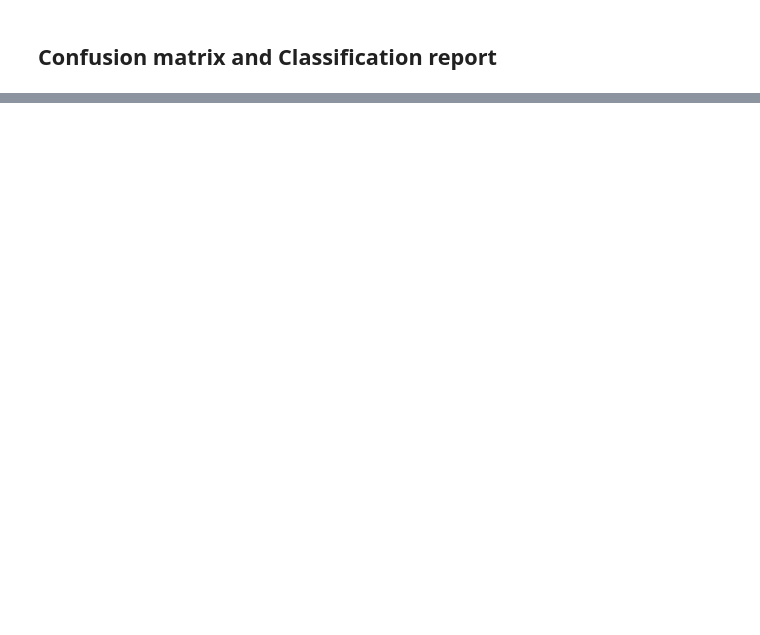
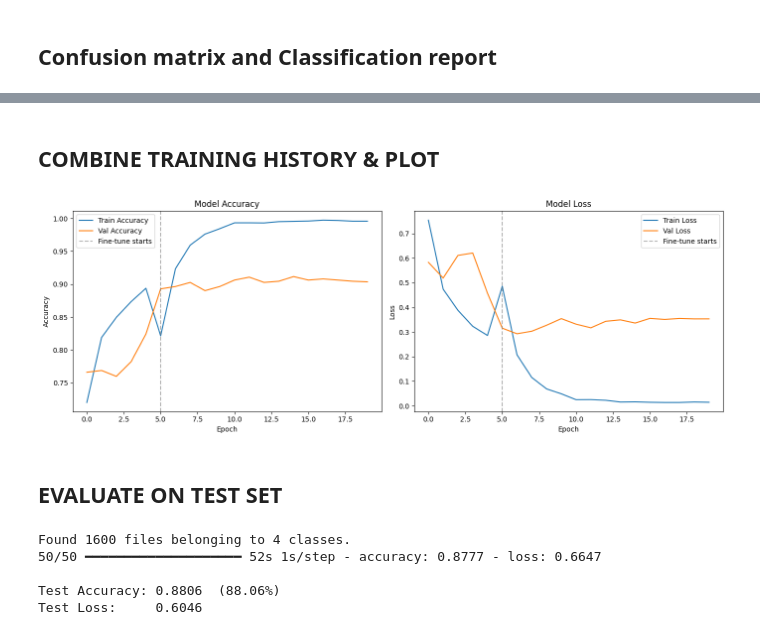
Before and after one commit to arFaisal043/Learn-Python, a Jupyter notebook: AI/CNN/cnn-project-1.ipynb, the cells around one changed output, grey strips where cells are left out. Saved outputs shown, nothing was run; the diff lists cells and outputs as text; code cells hidden in the pictures; blank space fills up the shorter version.

```diff
--- a/AI/CNN/cnn-project-1.ipynb
+++ b/AI/CNN/cnn-project-1.ipynb
@@ -237,0 +377,13 @@ Confusion Matrix:
+# %%
+model_v2.compile(
+    optimizer=tf.keras.optimizers.Adam(learning_rate=1e-3),
+    loss='sparse_categorical_crossentropy',
+    metrics=['accuracy']
+)
+
+print('Phase 1: Training head only...')
+history_phase1 = model_v2.fit(
+    train_ds,
+    validation_data=val_ds,
+    epochs=5
+)
@@ -237,0 +457,50 @@ Confusion Matrix:
+# %% [markdown]
+## COMBINE TRAINING HISTORY & PLOT
+# %%
+acc      = history_phase1.history['accuracy']     + history_phase2.history['accuracy']
+val_acc  = history_phase1.history['val_accuracy'] + history_phase2.history['val_accuracy']
+loss     = history_phase1.history['loss']         + history_phase2.history['loss']
+val_loss = history_phase1.history['val_loss']     + history_phase2.history['val_loss']
+
+plt.figure(figsize=(14, 5))
+
+plt.subplot(1, 2, 1)
+plt.plot(acc,     label='Train Accuracy')
+plt.plot(val_acc, label='Val Accuracy')
+plt.axvline(x=5, color='gray', linestyle='--', alpha=0.6, label='Fine-tune starts')
+plt.title('Model Accuracy')
+plt.xlabel('Epoch')
+plt.ylabel('Accuracy')
+plt.legend()
+
+plt.subplot(1, 2, 2)
+plt.plot(loss,     label='Train Loss')
+plt.plot(val_loss, label='Val Loss')
+plt.axvline(x=5, color='gray', linestyle='--', alpha=0.6, label='Fine-tune starts')
+plt.title('Model Loss')
+plt.xlabel('Epoch')
+plt.ylabel('Loss')
+plt.legend()
+
+plt.tight_layout()
+plt.show()
+# %% [output]
+[figure, added]
+# %% [markdown]
+## EVALUATE ON TEST SET
+# %%
+test_ds = tf.keras.utils.image_dataset_from_directory(
+    test_dir,
+    image_size=(IMG_HEIGHT, IMG_WIDTH),
+    batch_size=BATCH_SIZE
+).cache().prefetch(buffer_size=AUTOTUNE)
+
+test_loss, test_acc = model_v2.evaluate(test_ds)
+print(f'\nTest Accuracy: {test_acc:.4f}  ({test_acc*100:.2f}%)')
+print(f'Test Loss:     {test_loss:.4f}')
+# %% [output]
+Found 1600 files belonging to 4 classes.
+50/50 ━━━━━━━━━━━━━━━━━━━━ 52s 1s/step - accuracy: 0.8777 - loss: 0.6647
+
+Test Accuracy: 0.8806  (88.06%)
+Test Loss:     0.6046
```
Also changed, not shown: parts of 28 cells of this notebook, 2 other files.
